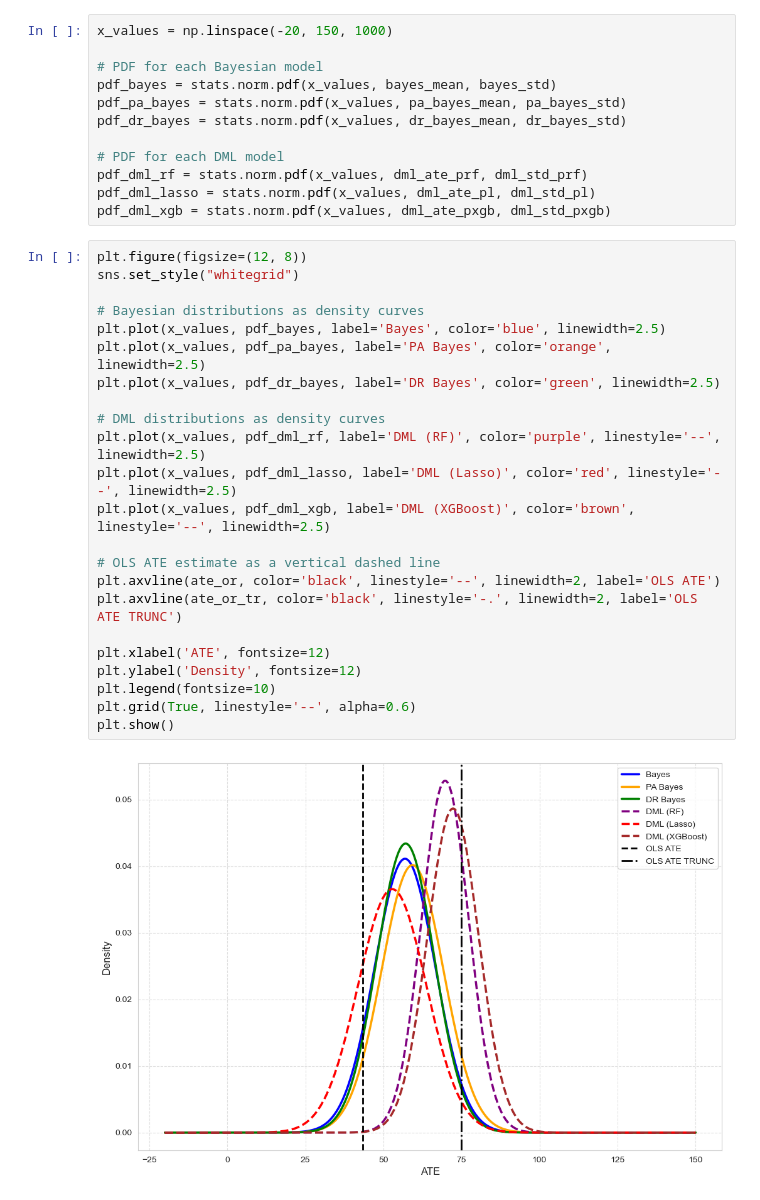
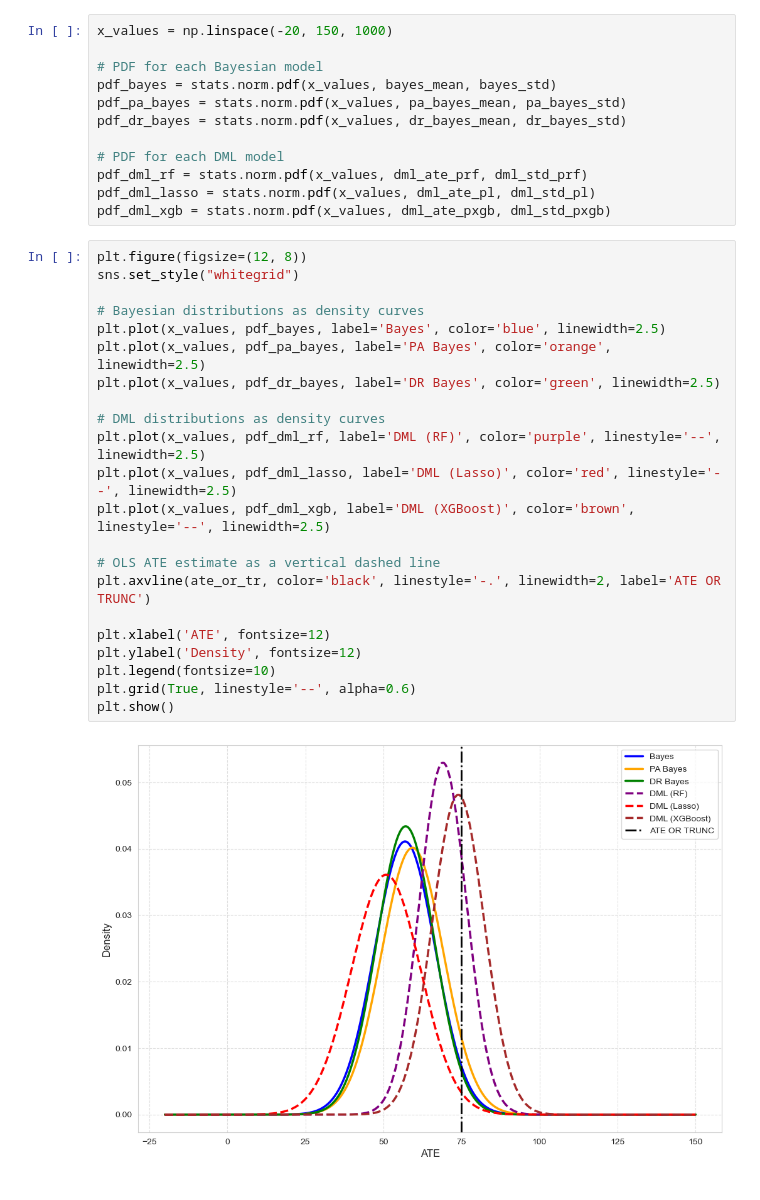
Before and after one commit to anntis/master_thesis, a Jupyter notebook: panel_data_workflow.ipynb, the cells around one changed output. Saved outputs shown, nothing was run; the diff lists cells and outputs as text.

```diff
--- a/panel_data_workflow.ipynb
+++ b/panel_data_workflow.ipynb
@@ -358,25 +358,24 @@ pdf_dml_xgb = stats.norm.pdf(x_values, dml_ate_pxgb, dml_std_pxgb)
 # %%
 plt.figure(figsize=(12, 8))
 sns.set_style("whitegrid")
 
 # Bayesian distributions as density curves
 plt.plot(x_values, pdf_bayes, label='Bayes', color='blue', linewidth=2.5)
 plt.plot(x_values, pdf_pa_bayes, label='PA Bayes', color='orange', linewidth=2.5)
 plt.plot(x_values, pdf_dr_bayes, label='DR Bayes', color='green', linewidth=2.5)
 
 # DML distributions as density curves
 plt.plot(x_values, pdf_dml_rf, label='DML (RF)', color='purple', linestyle='--', linewidth=2.5)
 plt.plot(x_values, pdf_dml_lasso, label='DML (Lasso)', color='red', linestyle='--', linewidth=2.5)
 plt.plot(x_values, pdf_dml_xgb, label='DML (XGBoost)', color='brown', linestyle='--', linewidth=2.5)
 
 # OLS ATE estimate as a vertical dashed line
-plt.axvline(ate_or, color='black', linestyle='--', linewidth=2, label='OLS ATE')
-plt.axvline(ate_or_tr, color='black', linestyle='-.', linewidth=2, label='OLS ATE TRUNC')
+plt.axvline(ate_or_tr, color='black', linestyle='-.', linewidth=2, label='ATE OR TRUNC')
 
 plt.xlabel('ATE', fontsize=12)
 plt.ylabel('Density', fontsize=12)
 plt.legend(fontsize=10)
 plt.grid(True, linestyle='--', alpha=0.6)
 plt.show()
 # %% [output]
-[figure, old version]
+[figure, new version]
```
Also changed, not shown: parts of 8 cells of this notebook, 2 other files.
